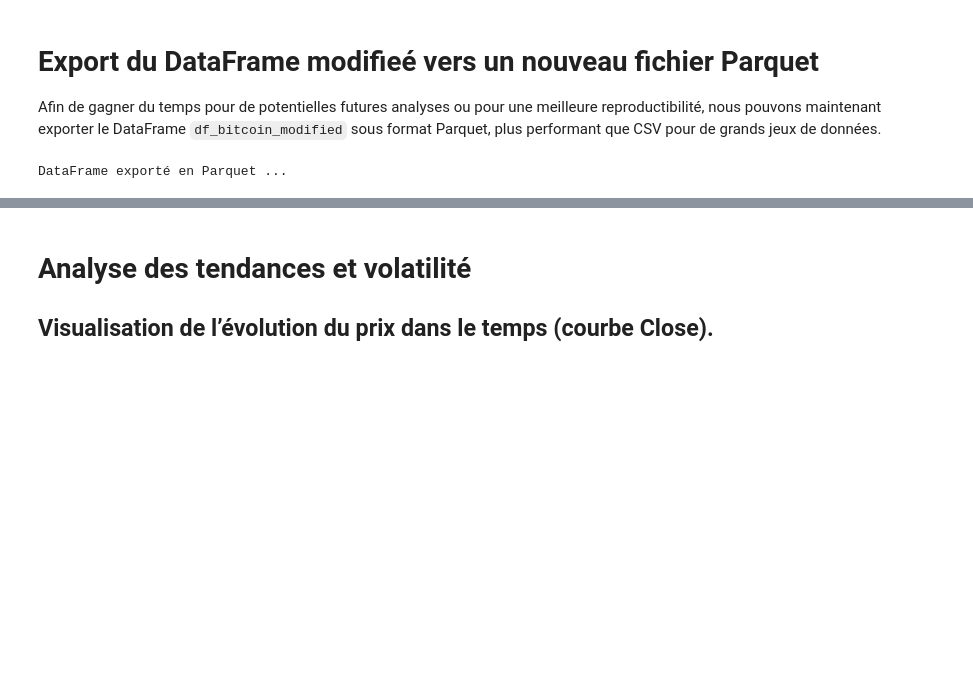
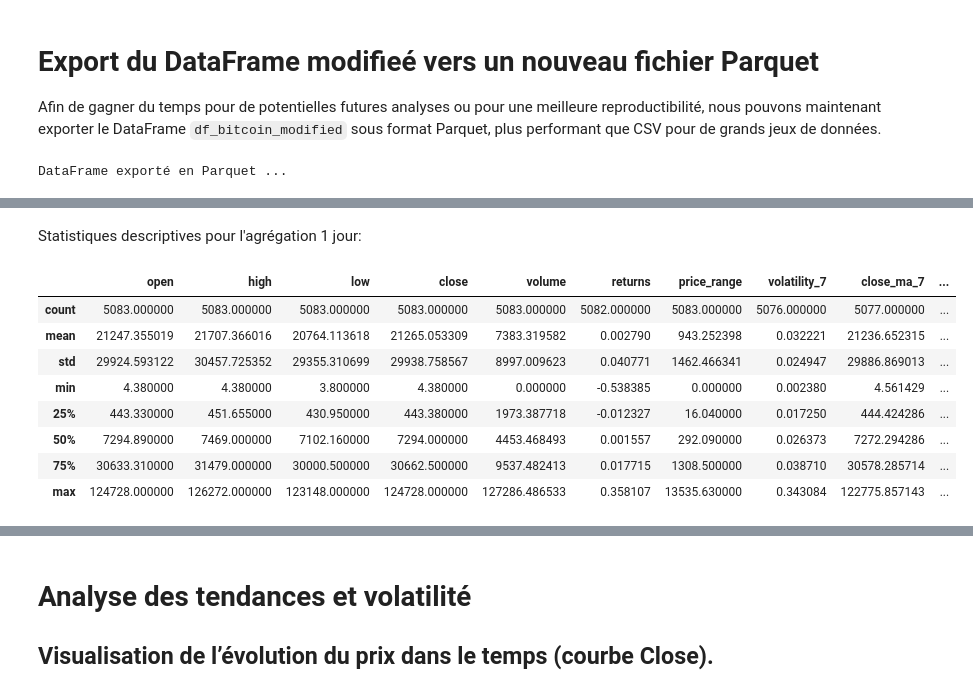
Before and after one commit to GoupilV/Analyse-du-Bitcoin---8PRO408, a Jupyter notebook: Analyse temporelle du Bitcoin.ipynb, the cells around one changed output, grey strips where cells are left out. Cells and saved outputs as stored; diff of their text form; code cells hidden in the pictures; blank space fills up the shorter version.

```diff
--- a/Analyse temporelle du Bitcoin.ipynb
+++ b/Analyse temporelle du Bitcoin.ipynb
@@ -707,0 +753,14 @@ df_bitcoin_1_month
+# %% [markdown]
+Statistiques descriptives pour l'agrégation 1 jour:
+# %%
+df_bitcoin_1_day.describe()
+# %% [output]
+|  | open | high | low | close | volume | returns | price_range | volatility_7 | close_ma_7 | ... |
+| count | 5083.000000 | 5083.000000 | 5083.000000 | 5083.000000 | 5083.000000 | 5082.000000 | 5083.000000 | 5076.000000 | 5077.000000 | ... |
+| mean | 21247.355019 | 21707.366016 | 20764.113618 | 21265.053309 | 7383.319582 | 0.002790 | 943.252398 | 0.032221 | 21236.652315 | ... |
+| std | 29924.593122 | 30457.725352 | 29355.310699 | 29938.758567 | 8997.009623 | 0.040771 | 1462.466341 | 0.024947 | 29886.869013 | ... |
+| min | 4.380000 | 4.380000 | 3.800000 | 4.380000 | 0.000000 | -0.538385 | 0.000000 | 0.002380 | 4.561429 | ... |
+| 25% | 443.330000 | 451.655000 | 430.950000 | 443.380000 | 1973.387718 | -0.012327 | 16.040000 | 0.017250 | 444.424286 | ... |
+| 50% | 7294.890000 | 7469.000000 | 7102.160000 | 7294.000000 | 4453.468493 | 0.001557 | 292.090000 | 0.026373 | 7272.294286 | ... |
+| 75% | 30633.310000 | 31479.000000 | 30000.500000 | 30662.500000 | 9537.482413 | 0.017715 | 1308.500000 | 0.038710 | 30578.285714 | ... |
+| max | 124728.000000 | 126272.000000 | 123148.000000 | 124728.000000 | 127286.486533 | 0.358107 | 13535.630000 | 0.343084 | 122775.857143 | ... |
```
Also changed, not shown: parts of 21 cells of this notebook.
